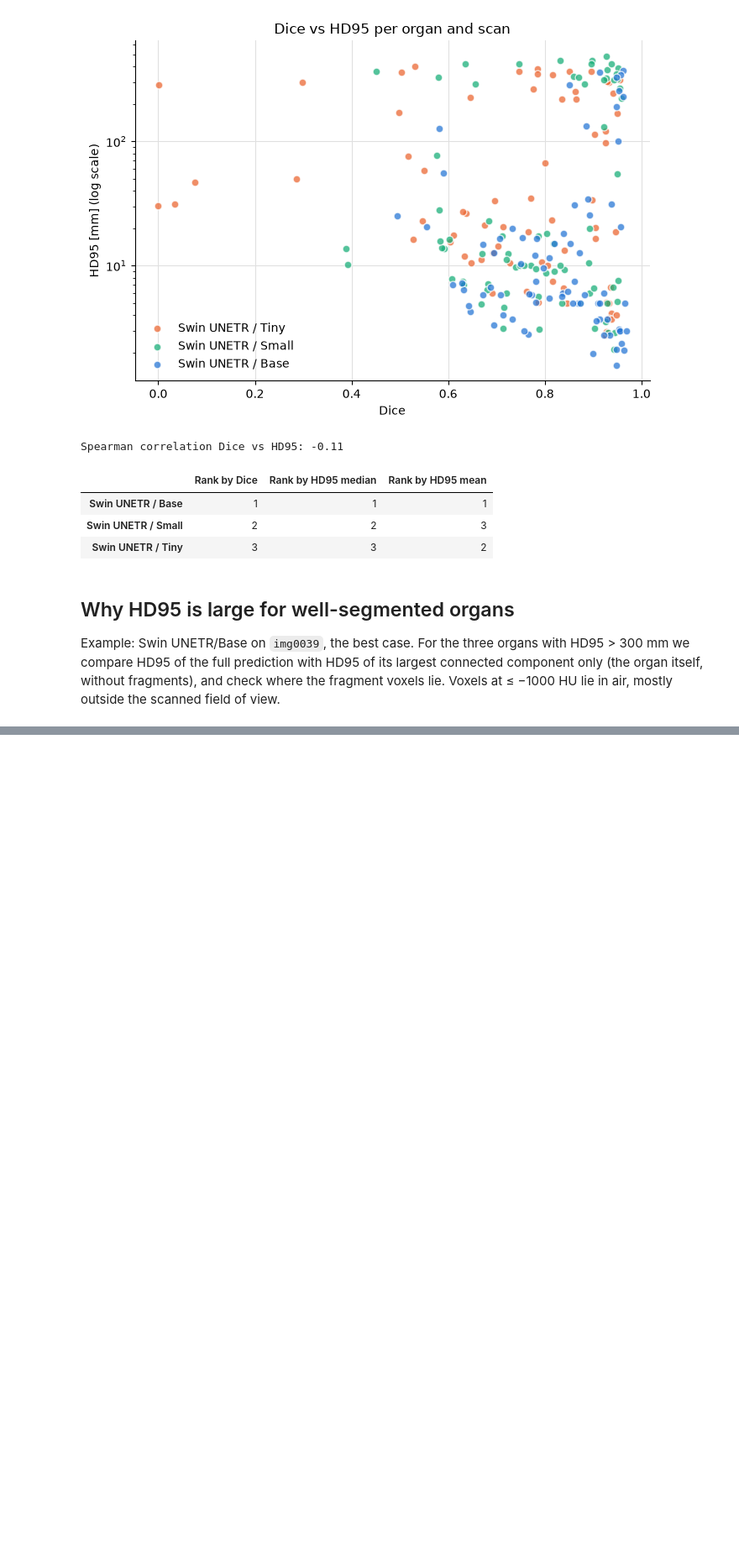
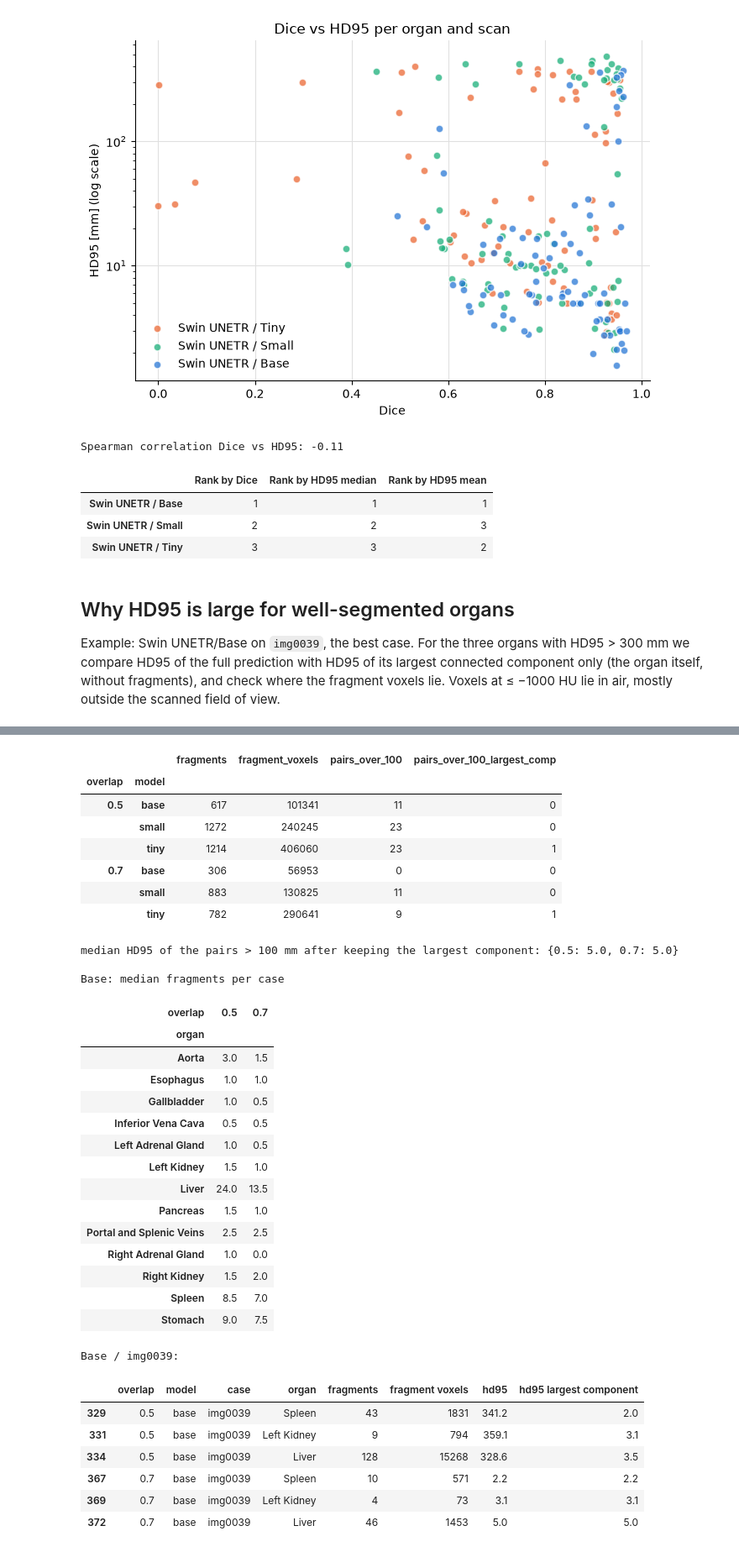
Before and after one commit to Paula-Gal/FoundationsAIMB_Mini-Project_Segmentation-Public, a Jupyter notebook: notebooks/03_quantitative_eval.ipynb, the cells around one changed output, grey strips where cells are left out. Shown at 84% size. Cells and saved outputs as stored; diff of their text form; code cells hidden in the pictures; blank space fills up the shorter version.

```diff
--- a/notebooks/03_quantitative_eval.ipynb
+++ b/notebooks/03_quantitative_eval.ipynb
@@ -315,0 +400,74 @@ pd.DataFrame(rows).set_index("organ").round(2)
+# %%
+from src.config import PREDICTIONS_DIR
+from src.evaluate import hausdorff_distances
+
+frag_rows = []
+for case in sorted(df.case.unique()):
+    cid = case.split(".")[0]
+    lab = nib.load(str(DATA_DIR / "labelsTr" / f"{cid.replace('img', 'label')}.nii.gz"))
+    gt = np.asarray(lab.dataobj).astype(np.uint8)
+    spacing = tuple(float(s) for s in lab.header.get_zooms()[:3])
+    for ov, d in both.items():
+        for m in MODELS:
+            pred = np.asarray(nib.load(str(PREDICTIONS_DIR / f"{m}_overlap{ov}" / case)).dataobj).astype(np.uint8)
+            for k, organ in BTCV_ORGANS.items():
+                p = pred == k
+                if not p.any():
+                    continue
+                comp, n = ndimage.label(p, structure=np.ones((3, 3, 3)))
+                main = comp == np.bincount(comp.ravel())[1:].argmax() + 1
+                hd95 = d[(d.model == m) & (d.case == case) & (d.organ == organ)]["hd95"].iloc[0]
+                hd95_main = hausdorff_distances(main, gt == k, spacing)[0] if hd95 > 100 else hd95
+                frag_rows.append({"overlap": ov, "model": m, "case": cid, "organ": organ, "fragments": n - 1,
+                                  "fragment voxels": int((p & ~main).sum()), "hd95": hd95,
+                                  "hd95 largest component": hd95_main})
+frags = pd.DataFrame(frag_rows)
+frags.to_csv(METRICS_DIR / "task3_fragments_overlap_comparison.csv", index=False)
+
+summary = frags.groupby(["overlap", "model"]).agg(
+    fragments=("fragments", "sum"), fragment_voxels=("fragment voxels", "sum"),
+    pairs_over_100=("hd95", lambda x: int((x > 100).sum())),
+    pairs_over_100_largest_comp=("hd95 largest component", lambda x: int((x > 100).sum())))
+display(summary)
+aff = frags[frags.hd95 > 100]
+print("median HD95 of the pairs > 100 mm after keeping the largest component:",
+      aff.groupby("overlap")["hd95 largest component"].median().round(1).to_dict())
+print("\nBase: median fragments per case")
+display(frags[frags.model == "base"].pivot_table(index="organ", columns="overlap", values="fragments", aggfunc="median"))
+print("Base / img0039:")
+frags[(frags.model == "base") & (frags.case == "img0039") & frags.organ.isin(["Spleen", "Left Kidney", "Liver"])].round(1)
+# %% [output]
+|  |  | fragments | fragment_voxels | pairs_over_100 | pairs_over_100_largest_comp |
+| overlap | model |  |  |  |  |
+| 0.5 | base | 617 | 101341 | 11 | 0 |
+|  | small | 1272 | 240245 | 23 | 0 |
+|  | tiny | 1214 | 406060 | 23 | 1 |
+| 0.7 | base | 306 | 56953 | 0 | 0 |
+|  | small | 883 | 130825 | 11 | 0 |
+|  | tiny | 782 | 290641 | 9 | 1 |
+median HD95 of the pairs > 100 mm after keeping the largest component: {0.5: 5.0, 0.7: 5.0}
+
+Base: median fragments per case
+| overlap | 0.5 | 0.7 |
+| organ |  |  |
+| Aorta | 3.0 | 1.5 |
+| Esophagus | 1.0 | 1.0 |
+| Gallbladder | 1.0 | 0.5 |
+| Inferior Vena Cava | 0.5 | 0.5 |
+| Left Adrenal Gland | 1.0 | 0.5 |
+| Left Kidney | 1.5 | 1.0 |
+| Liver | 24.0 | 13.5 |
+| Pancreas | 1.5 | 1.0 |
+| Portal and Splenic Veins | 2.5 | 2.5 |
+| Right Adrenal Gland | 1.0 | 0.0 |
+| Right Kidney | 1.5 | 2.0 |
+| Spleen | 8.5 | 7.0 |
+| Stomach | 9.0 | 7.5 |
+Base / img0039:
+|  | overlap | model | case | organ | fragments | fragment voxels | hd95 | hd95 largest component |
+| 329 | 0.5 | base | img0039 | Spleen | 43 | 1831 | 341.2 | 2.0 |
+| 331 | 0.5 | base | img0039 | Left Kidney | 9 | 794 | 359.1 | 3.1 |
+| 334 | 0.5 | base | img0039 | Liver | 128 | 15268 | 328.6 | 3.5 |
+| 367 | 0.7 | base | img0039 | Spleen | 10 | 571 | 2.2 | 2.2 |
+| 369 | 0.7 | base | img0039 | Left Kidney | 4 | 73 | 3.1 | 3.1 |
+| 372 | 0.7 | base | img0039 | Liver | 46 | 1453 | 5.0 | 5.0 |
```
Also changed, not shown: parts of 5 cells of this notebook, 6 other files.
